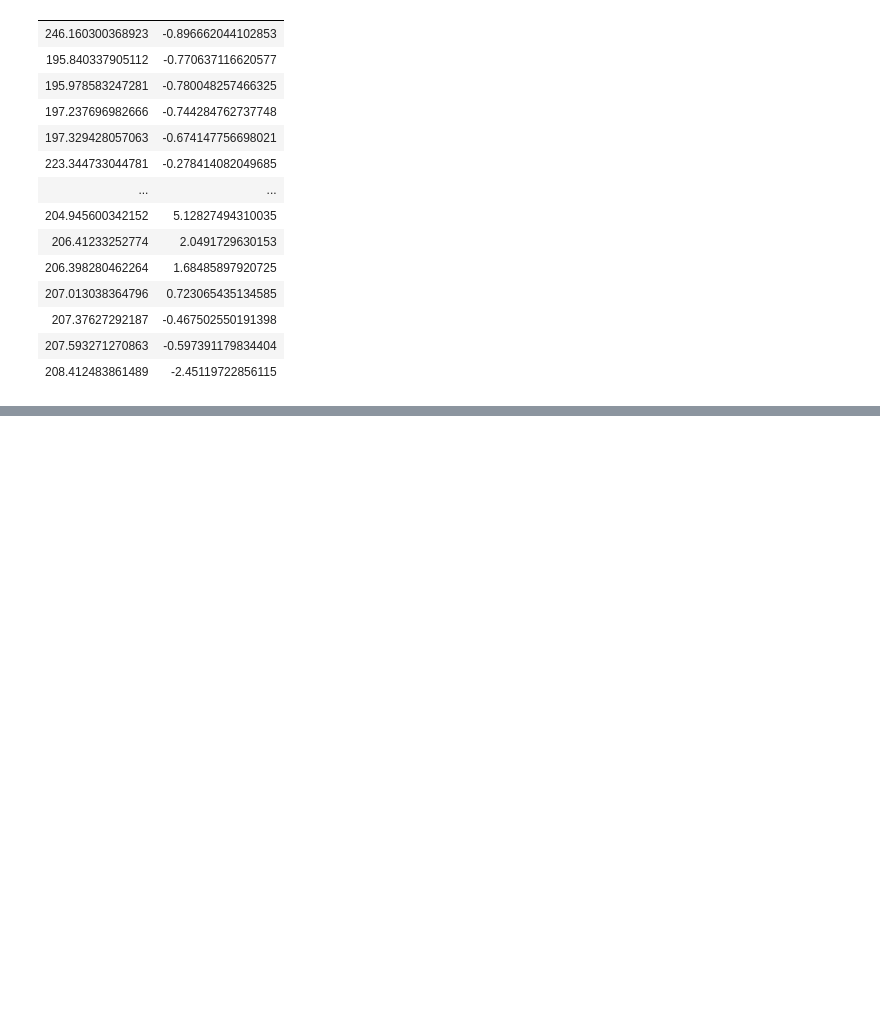
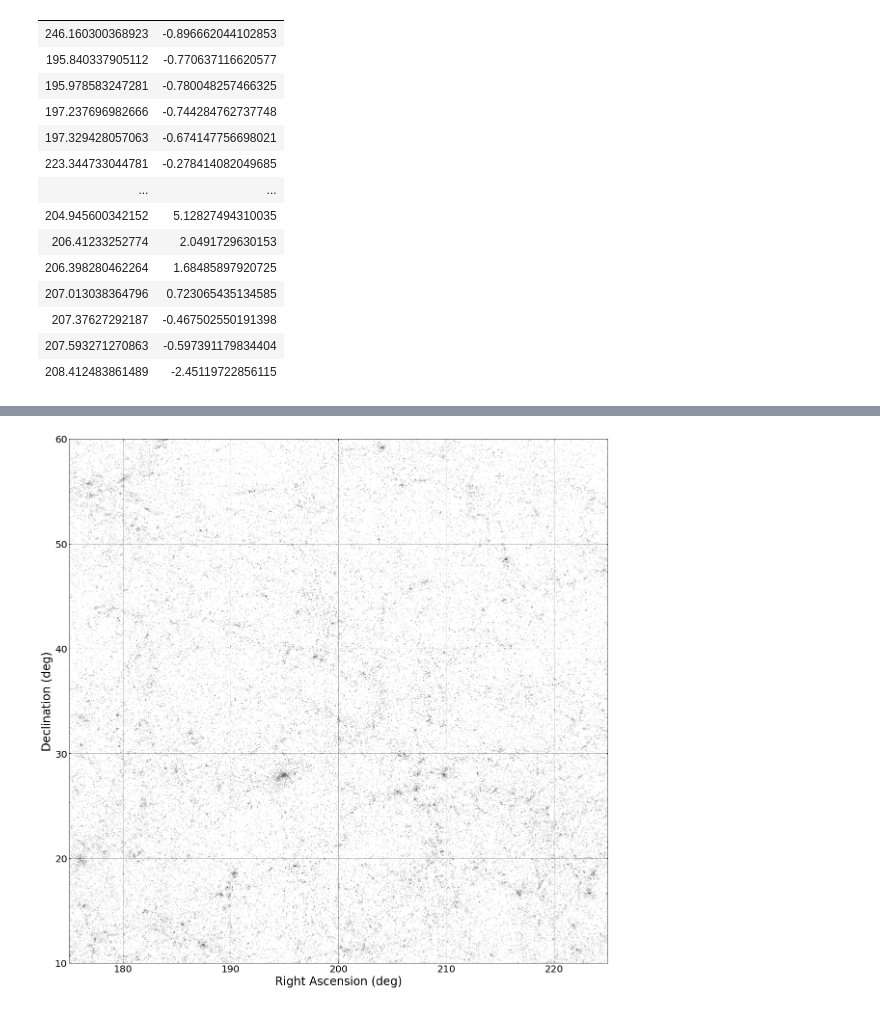
Before and after one commit to mathildaam/astro-winterim-2023, a Jupyter notebook: notebooks/03-galaxies.ipynb, the cells around one changed output, grey strips where cells are left out. Cells and saved outputs as stored; diff of their text form; code cells hidden in the pictures; blank space fills up the shorter version.

Commit message:
Added in cosmic web stuff

```diff
--- a/notebooks/03-galaxies.ipynb
+++ b/notebooks/03-galaxies.ipynb
@@ -130,0 +133,20 @@ Table length=18332
+# %%
+fig = plt.figure(figsize=(20,20))   # create a figure
+ax = fig.subplots(nrows=1, ncols=1) # create the plot on the figure
+
+# scatter plot of positions
+ax.scatter(gal_cat['ra'], gal_cat['dec'], c='k', s=1, zorder=5, alpha=0.1)
+
+# labelling axes
+ax.set_xlabel('Right Ascension (deg)', size=24)
+ax.set_ylabel('Declination (deg)', size=24)
+
+# formatting stuff, don't bother reading this bit
+# ax.set_yscale('log')
+ax.grid('True', zorder=-2)
+ax.set_xlim(175, 225)
+ax.set_ylim(10, 60)
+ax.tick_params(which='minor', left=True, right=True, direction='in')
+ax.tick_params(which='major', left=True, right=True, bottom=True, top=True, direction='in', labelsize=20)
+# %% [output]
+[figure, added]
```
Also changed, not shown: parts of 2 cells of this notebook.
